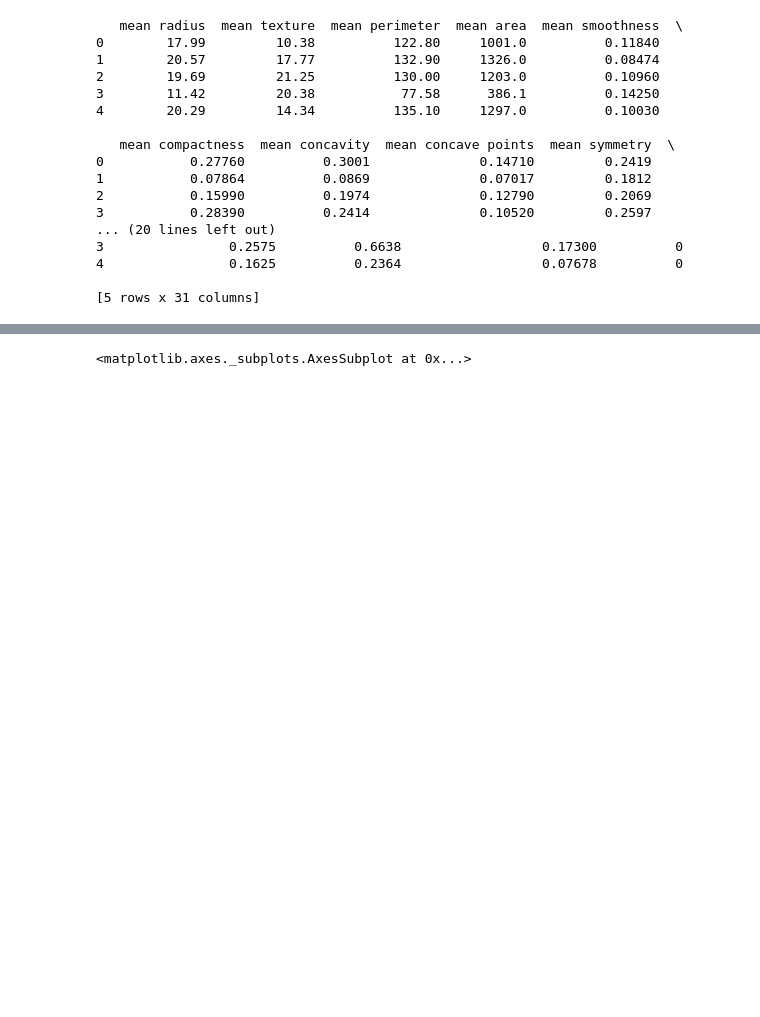
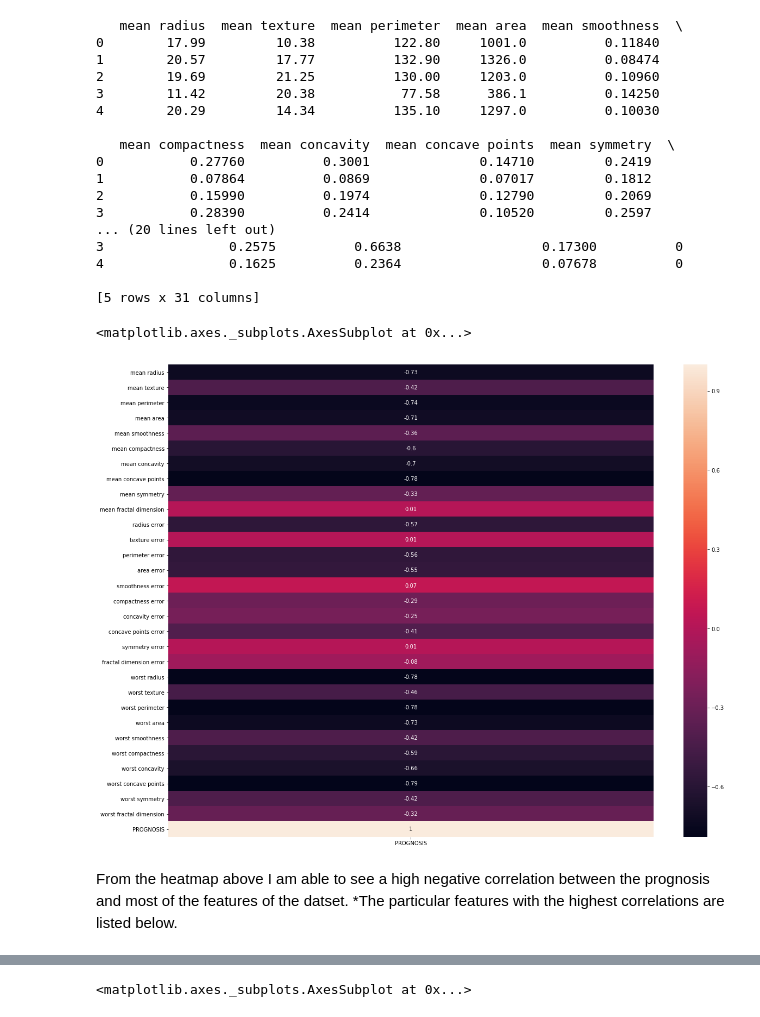
Before and after one commit to ebonnecab/ds2-1, a Jupyter notebook: SVM_hw.ipynb, the cells around one changed output, grey strips where cells are left out. Drawn from its saved outputs; the diff is of its cells as text; code cells hidden in the pictures; blank space fills up the shorter version.

Commit message:
changed visualizations a bit

```diff
--- a/SVM_hw.ipynb
+++ b/SVM_hw.ipynb
@@ -65,3 +65,13 @@ print(bc_df.head())
 4                0.1625          0.2364                  0.07678          0
 
 [5 rows x 31 columns]
+# %%
+f, ax = plt.subplots(figsize=(20,16))
+corr = bc_df.corr().round(2)
+sns.heatmap(corr[['PROGNOSIS']],
+           yticklabels=corr.columns.values, annot=True)
+# %% [output]
+<matplotlib.axes._subplots.AxesSubplot at 0x...>
+[figure, added]
+# %% [markdown]
+From the heatmap above I am able to see a high negative correlation between the prognosis and most of the features of the datset. *The particular features with the highest correlations are listed below.
```
Also changed, not shown: parts of 3 cells of this notebook.
